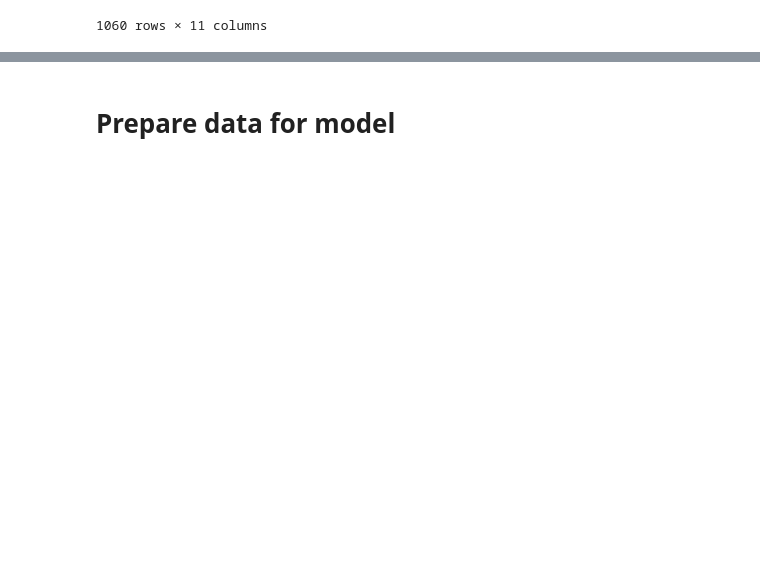
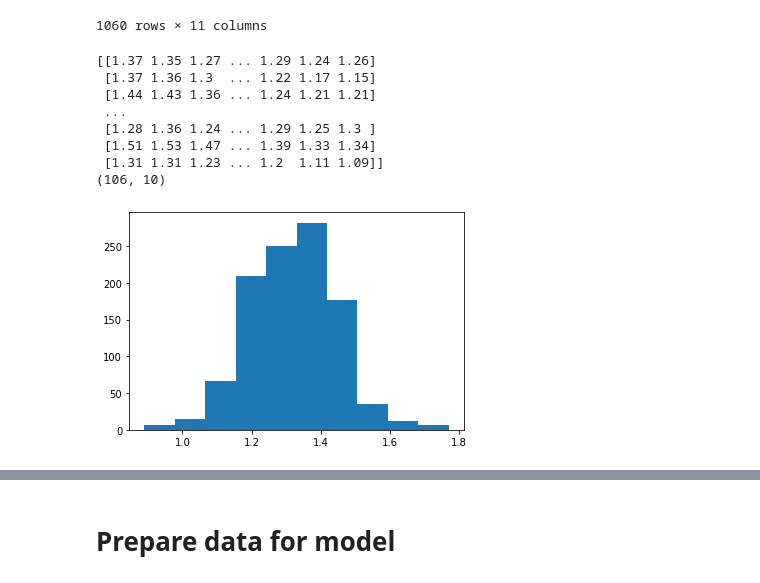
Before and after one commit to richilazza99/bayesian-project, a Jupyter notebook: True_Dataset_model.ipynb, the cells around one changed output, grey strips where cells are left out. Drawn from its saved outputs; the diff is of its cells as text; code cells hidden in the pictures; blank space fills up the shorter version.

Commit message:
true dataset new stan code

```diff
--- a/True_Dataset_model.ipynb
+++ b/True_Dataset_model.ipynb
@@ -30,4 +30,25 @@ dataset
 1060 rows × 11 columns
 # %%
 Y=np.array(dataset["tasso.di.fecondità.totale"])
+y = []
+y_tmp = np.zeros(10)
+for prov in np.unique(dataset["Territorio"]):
+    data_prov = dataset[dataset["Territorio"] == prov]
+    y_tmp = np.array(data_prov["tasso.di.fecondità.totale"])
+    y.append(y_tmp)
+y = np.array(y)
+print(y)
+print(y.shape)
+plt.hist(Y)
+plt.show()
+# %% [output]
+[[1.37 1.35 1.27 ... 1.29 1.24 1.26]
+ [1.37 1.36 1.3  ... 1.22 1.17 1.15]
+ [1.44 1.43 1.36 ... 1.24 1.21 1.21]
+ ...
+ [1.28 1.36 1.24 ... 1.29 1.25 1.3 ]
+ [1.51 1.53 1.47 ... 1.39 1.33 1.34]
+ [1.31 1.31 1.23 ... 1.2  1.11 1.09]]
+(106, 10)
+[figure, added]
 # %%
```
Also changed, not shown: parts of 12 cells of this notebook, 4 other files.
